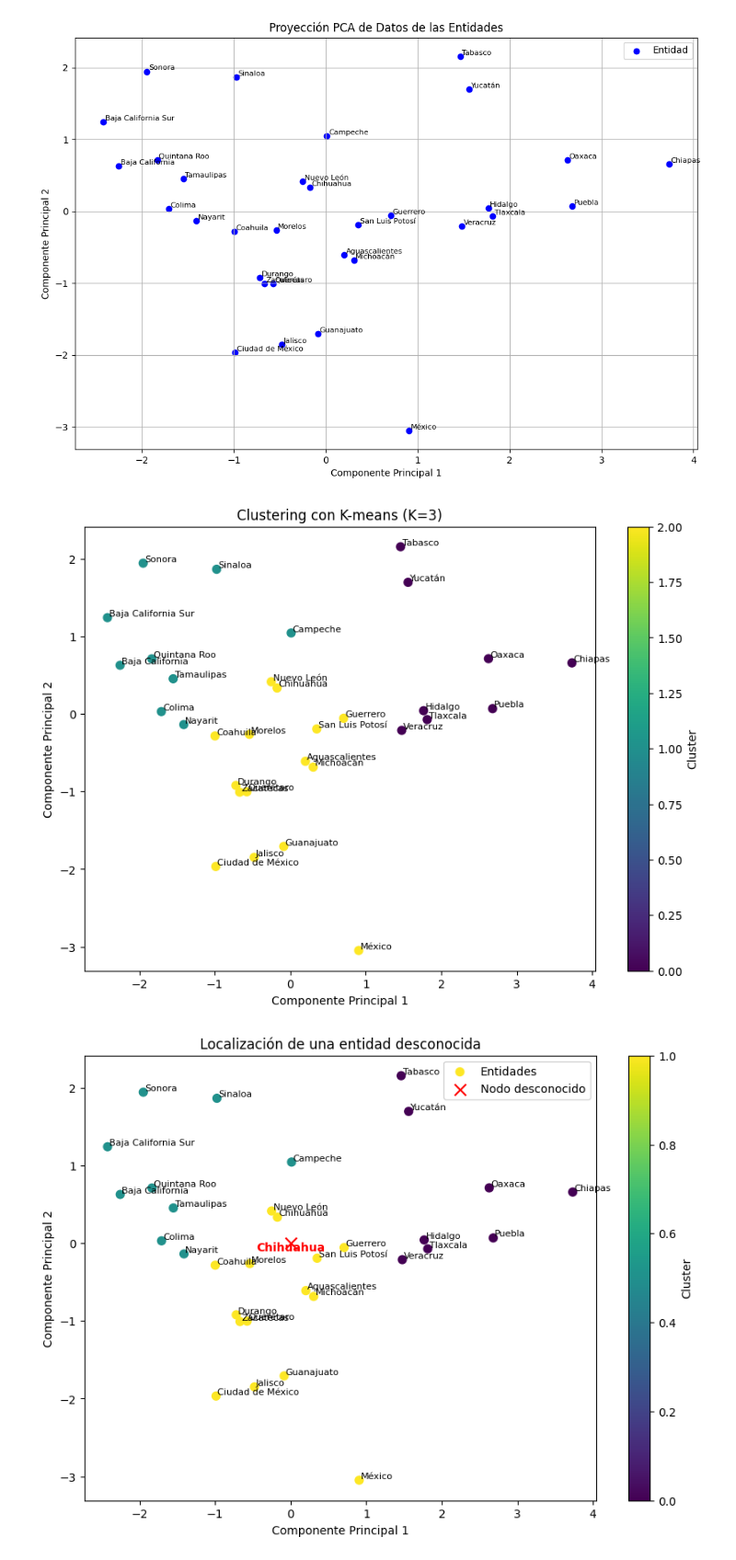
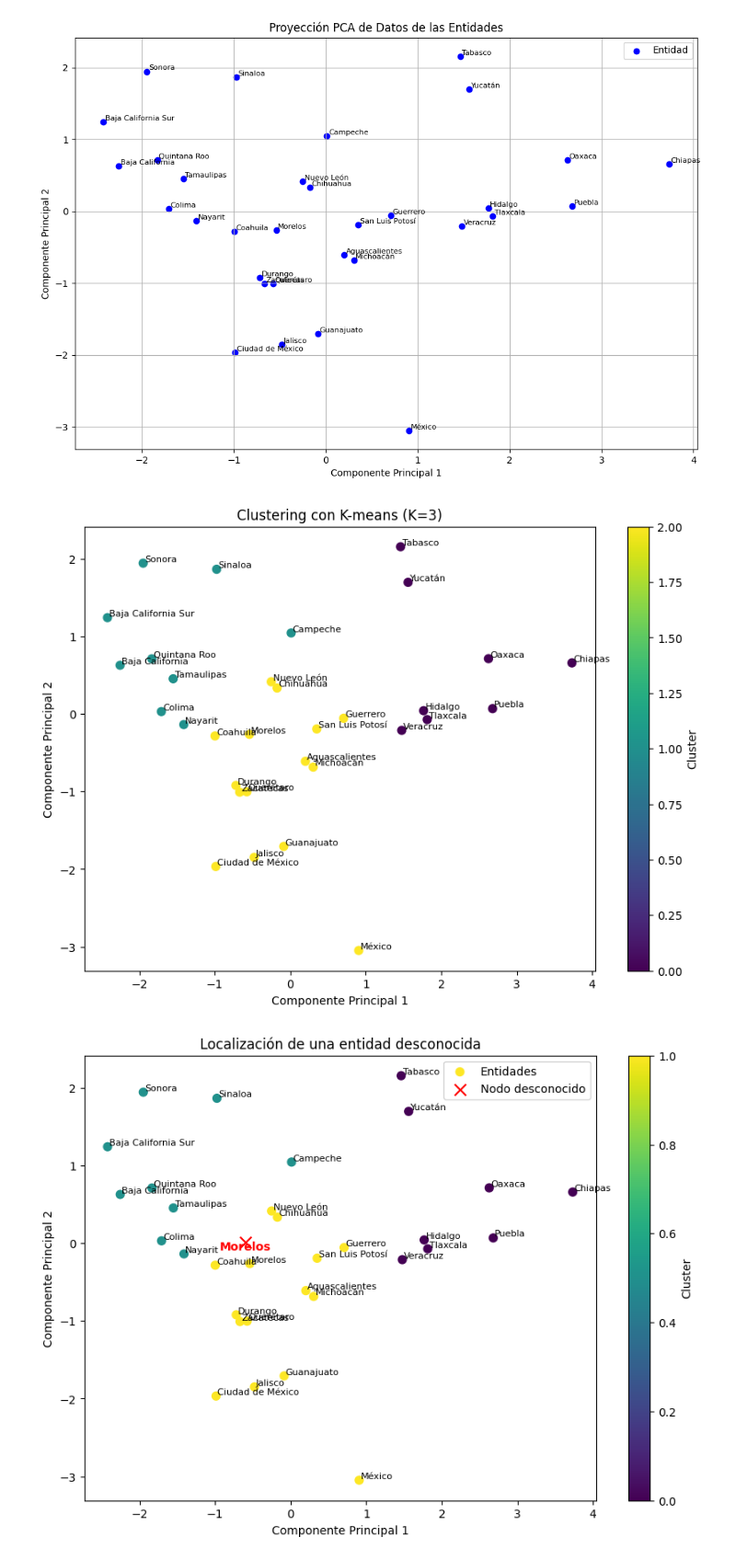
Before and after one commit to Daruz97/Actividad, a Jupyter notebook: Proyeto_de_Fundamentos_de_IoT_Masivo.ipynb, the cells around one changed output. Shown at 92% size. Saved outputs shown, nothing was run; the diff lists cells and outputs as text; code cells hidden in the pictures.

```diff
--- a/Proyeto_de_Fundamentos_de_IoT_Masivo.ipynb
+++ b/Proyeto_de_Fundamentos_de_IoT_Masivo.ipynb
@@ -298,7 +300,14 @@ plt.show()
 
 #2.- Localización de un nodo desconocido de las entidades federativas con su ubicación
 
-from sklearn.metrics import pairwise_distances
+# Definir las características del nodo desconocido (ejemplo)
+unknown_node = np.array([[500, 3.5, 1500, 0.3, 0.5]])  # Cambia estos valores según corresponda
+
+# Normalizar el nodo desconocido usando las estadísticas de los datos originales
+unknown_node_normalized = (unknown_node - np.mean(imputed_data, axis=0)) / np.std(imputed_data, axis=0)
+
+# Proyectar el nodo desconocido al espacio PCA
+unknown_node_pca = pca.transform(unknown_node_normalized)
 
 # Calcular la distancia entre el nodo desconocido y todas las entidades
 distancias = pairwise_distances(unknown_node_pca, reduced_data)
@@ -331,6 +340,7 @@ plt.ylabel("Componente Principal 2")
 plt.legend()
 plt.colorbar(label="Cluster")
 plt.show()
+
 
 
 
@@ -419,34 +429,34 @@ cmap = ListedColormap(plt.cm.viridis(np.linspace(0, 1, num_clusters)))
 plt.figure(figsize=(14, 10))
 
 # Graficar puntos de entrenamiento por cluster
 for cluster in np.unique(y_train):
     indices = np.where(y_train == cluster)
     plt.scatter(
         X_train_2d[indices, 0], X_train_2d[indices, 1],
         color=cmap(cluster), label=f"Cluster {cluster} (entrenamiento)", s=80, alpha=0.7
     )
 
 # Graficar los puntos de prueba con etiquetas
 for i, entidad in enumerate(entidades_test):
     plt.scatter(
         X_test_2d[i, 0], X_test_2d[i, 1],
         color=cmap(y_pred[i]), edgecolor='black', s=100, marker="o"
     )
     plt.text(
         X_test_2d[i, 0] + 0.02, X_test_2d[i, 1] + 0.02, entidad,
         fontsize=10, bbox=dict(facecolor="white", alpha=0.7, edgecolor="none")
     )
 
 # Configuración de la gráfica
 plt.title("Resultados del modelo KNN", fontsize=18)
 plt.xlabel("Componente Principal 1", fontsize=14)
 plt.ylabel("Componente Principal 2", fontsize=14)
 plt.legend(fontsize=12)
 plt.grid(True, alpha=0.5)
 plt.show()
 # %% [output]
 [figure]
-[figure, old version]
+[figure, new version]
 **Reporte del Modelo KNN**
 
 ╒══════════════╤═════════════╤══════════╤════════════╤═══════════╤══════════════════════════════════════╕
```
Also changed, not shown: parts of 1 cell of this notebook.
